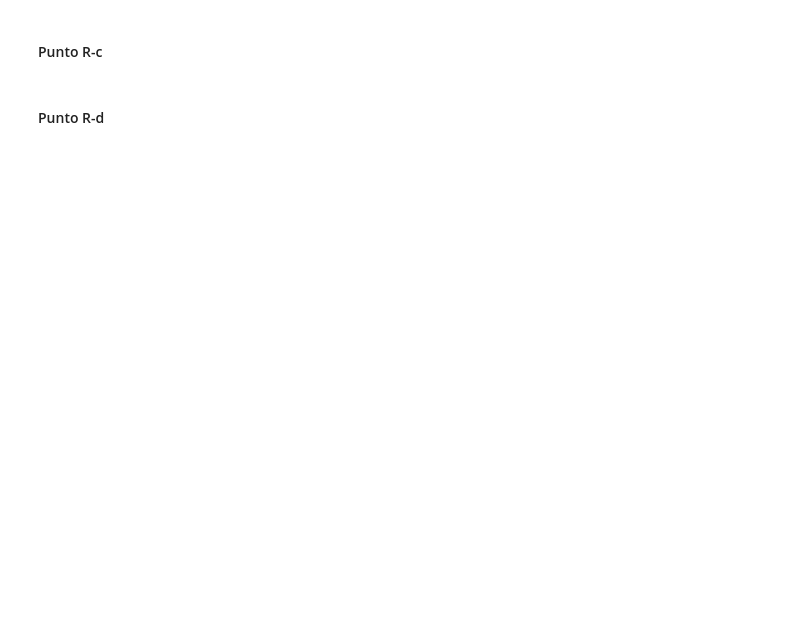
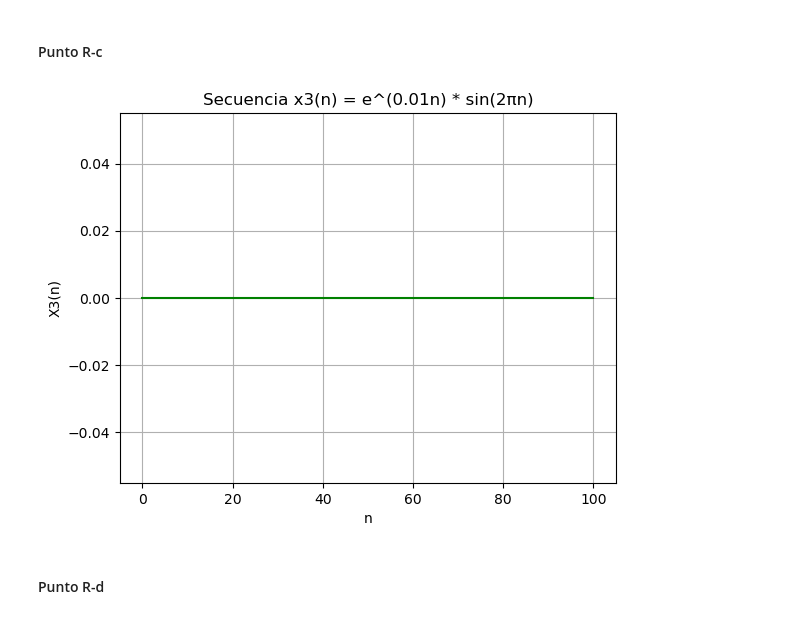
Before and after one commit to Lauren0407/Biosenales-LaurenCordero-AlmaOlea, a Jupyter notebook: Practica_01_Python/Taller1.ipynb, the cells around one changed output. Cells and saved outputs as stored; diff of their text form; code cells hidden in the pictures; blank space fills up the shorter version.

Commit message:
punto 2 completo

```diff
--- a/Practica_01_Python/Taller1.ipynb
+++ b/Practica_01_Python/Taller1.ipynb
@@ -230,2 +231,19 @@ x3= ((np.e)**(0.01*n))*np.sin(2*np.pi*n)
+# %%
+n2= np.arange(0,101)
+# x3(n) = e^(0.01n) * sin(2πn)
+x= np.exp(0.01*n2)*np.sin(2*np.pi*n2)
+x3= np.round(x,5) # Redondeamos a 5 decimales para eliminar el error de punto flotante
+
+# Gráfica
+plt.plot(n2, x3, color='g')
+plt.title(f'Secuencia x3(n) = e^(0.01n) * sin(2πn)')
+plt.xlabel('n')
+plt.ylabel('X3(n)')
+plt.grid()
+plt.show()
+
+# sin(2*pi*n) es 0 para cualquier entero n, por lo que toda la señal x3(n) debe ser cero
+# %% [output]
+[figure, added]
 # %% [markdown]
 #### Punto R-d
```
Also changed, not shown: parts of 7 cells of this notebook.
